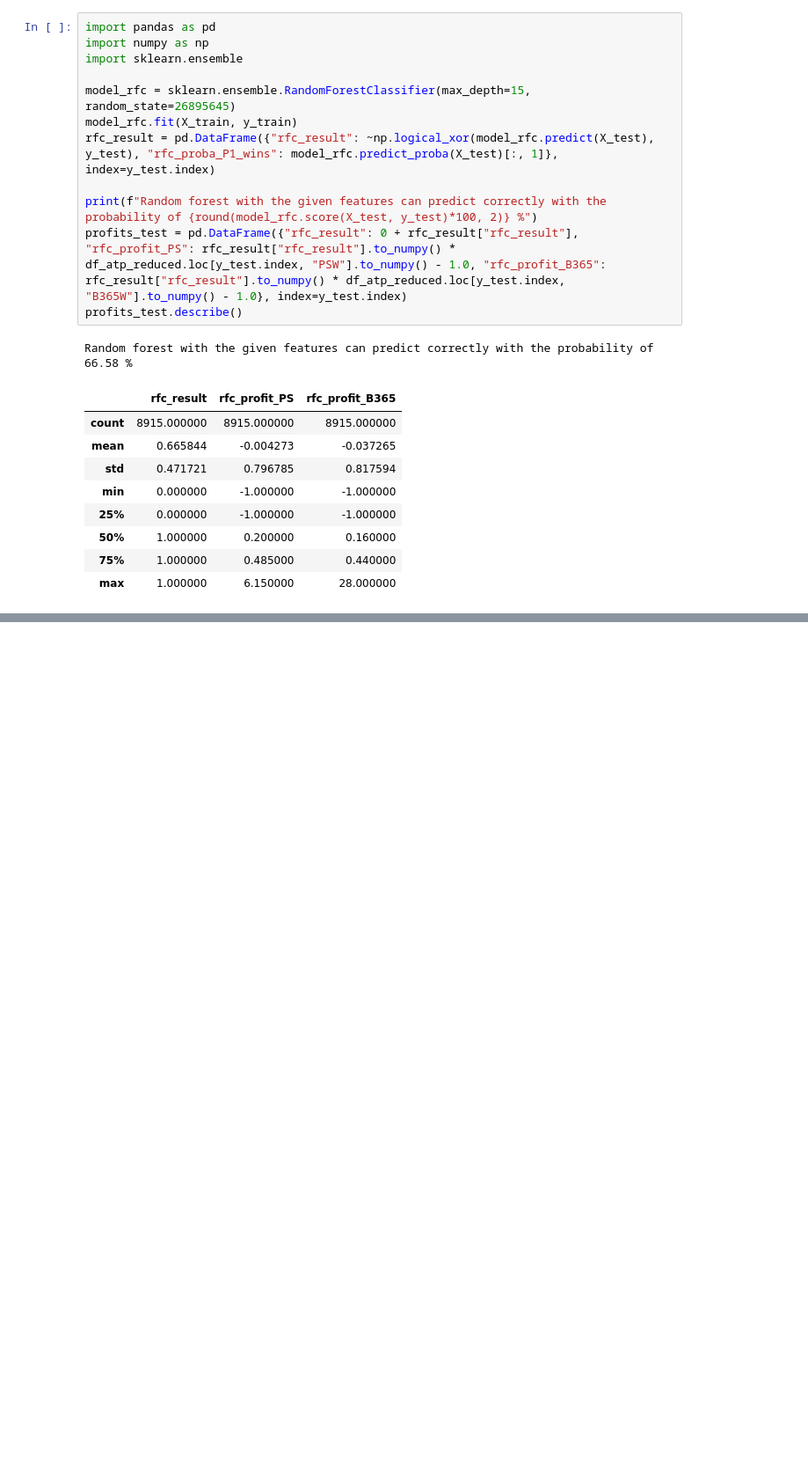
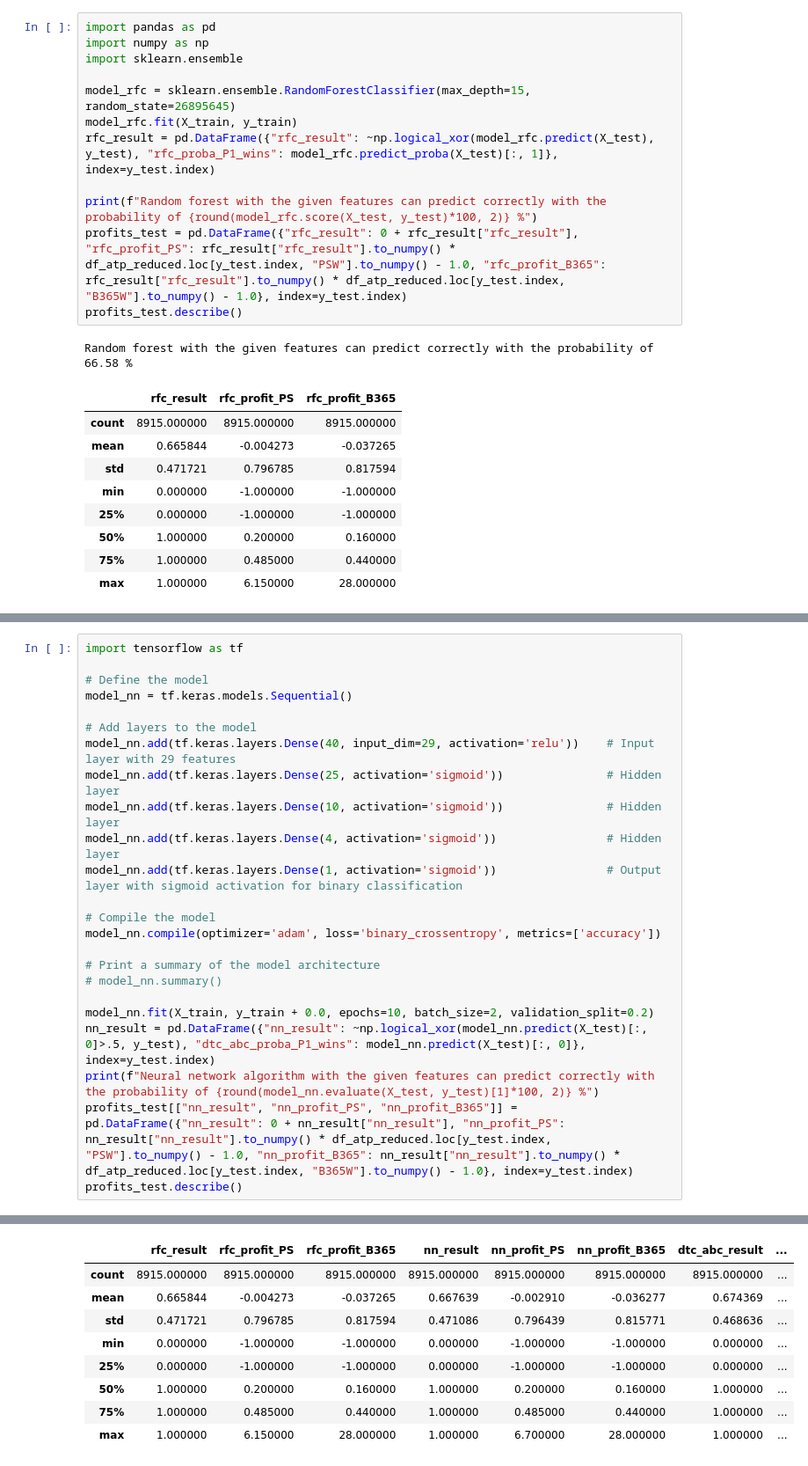
Before and after one commit to sprogl/sporting-bet-prediction, a Jupyter notebook: ATP_third_notebook.ipynb, the cells around one changed output, grey strips where cells are left out. Shown at 88% size. Drawn from its saved outputs; the diff is of its cells as text; blank space fills up the shorter version.

```diff
--- a/ATP_third_notebook.ipynb
+++ b/ATP_third_notebook.ipynb
@@ -630,0 +636,25 @@ profits_test.describe()
+# %%
+import tensorflow as tf
+
+# Define the model
+model_nn = tf.keras.models.Sequential()
+
+# Add layers to the model
+model_nn.add(tf.keras.layers.Dense(40, input_dim=29, activation='relu'))    # Input layer with 29 features
+model_nn.add(tf.keras.layers.Dense(25, activation='sigmoid'))               # Hidden layer
+model_nn.add(tf.keras.layers.Dense(10, activation='sigmoid'))               # Hidden layer
+model_nn.add(tf.keras.layers.Dense(4, activation='sigmoid'))                # Hidden layer
+model_nn.add(tf.keras.layers.Dense(1, activation='sigmoid'))                # Output layer with sigmoid activation for binary classification
+
+# Compile the model
+model_nn.compile(optimizer='adam', loss='binary_crossentropy', metrics=['accuracy'])
+
+# Print a summary of the model architecture
+# model_nn.summary()
+
+model_nn.fit(X_train, y_train + 0.0, epochs=10, batch_size=2, validation_split=0.2)
+nn_result = pd.DataFrame({"nn_result": ~np.logical_xor(model_nn.predict(X_test)[:, 0]>.5, y_test), "dtc_abc_proba_P1_wins": model_nn.predict(X_test)[:, 0]}, index=y_test.index)
+print(f"Neural network algorithm with the given features can predict correctly with the probability of {round(model_nn.evaluate(X_test, y_test)[1]*100, 2)} %")
+profits_test[["nn_result", "nn_profit_PS", "nn_profit_B365"]] = pd.DataFrame({"nn_result": 0 + nn_result["nn_result"], "nn_profit_PS": nn_result["nn_result"].to_numpy() * df_atp_reduced.loc[y_test.index, "PSW"].to_numpy() - 1.0, "nn_profit_B365": nn_result["nn_result"].to_numpy() * df_atp_reduced.loc[y_test.index, "B365W"].to_numpy() - 1.0}, index=y_test.index)
+profits_test.describe()
+# %% [output]
@@ -630,0 +678,9 @@ profits_test.describe()
+|  | rfc_result | rfc_profit_PS | rfc_profit_B365 | nn_result | nn_profit_PS | nn_profit_B365 | dtc_abc_result | ... |
+| count | 8915.000000 | 8915.000000 | 8915.000000 | 8915.000000 | 8915.000000 | 8915.000000 | 8915.000000 | ... |
+| mean | 0.665844 | -0.004273 | -0.037265 | 0.667639 | -0.002910 | -0.036277 | 0.674369 | ... |
+| std | 0.471721 | 0.796785 | 0.817594 | 0.471086 | 0.796439 | 0.815771 | 0.468636 | ... |
+| min | 0.000000 | -1.000000 | -1.000000 | 0.000000 | -1.000000 | -1.000000 | 0.000000 | ... |
+| 25% | 0.000000 | -1.000000 | -1.000000 | 0.000000 | -1.000000 | -1.000000 | 0.000000 | ... |
+| 50% | 1.000000 | 0.200000 | 0.160000 | 1.000000 | 0.200000 | 0.160000 | 1.000000 | ... |
+| 75% | 1.000000 | 0.485000 | 0.440000 | 1.000000 | 0.485000 | 0.440000 | 1.000000 | ... |
+| max | 1.000000 | 6.150000 | 28.000000 | 1.000000 | 6.700000 | 28.000000 | 1.000000 | ... |
```
Also changed, not shown: parts of 4 cells of this notebook, 1 other file.
